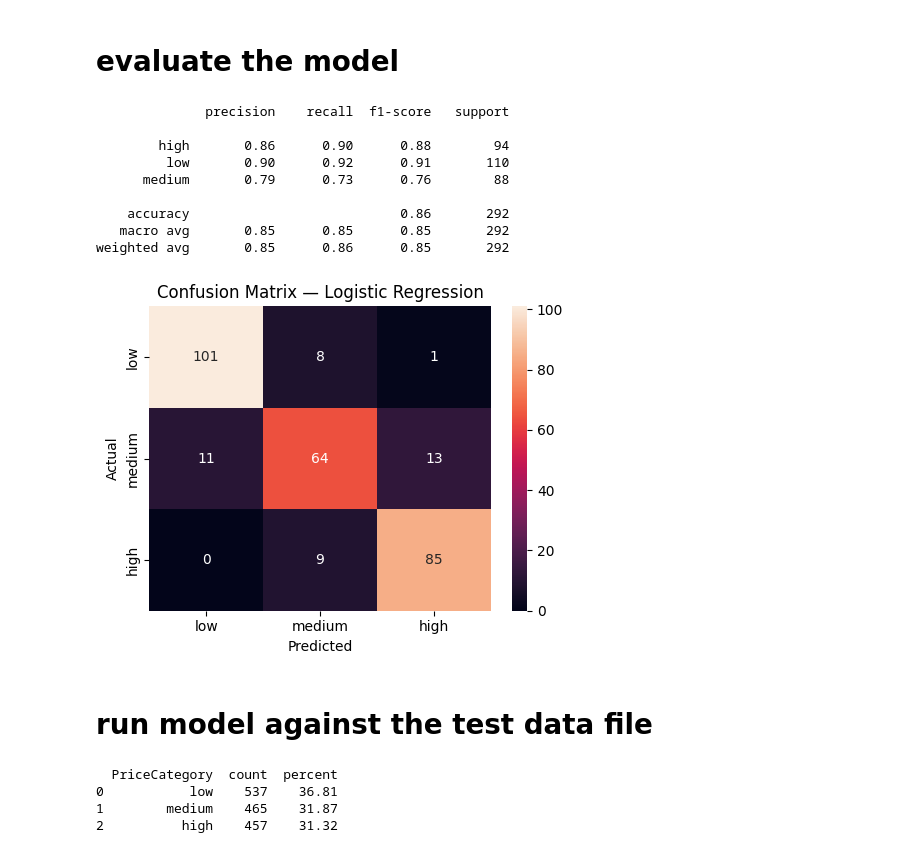
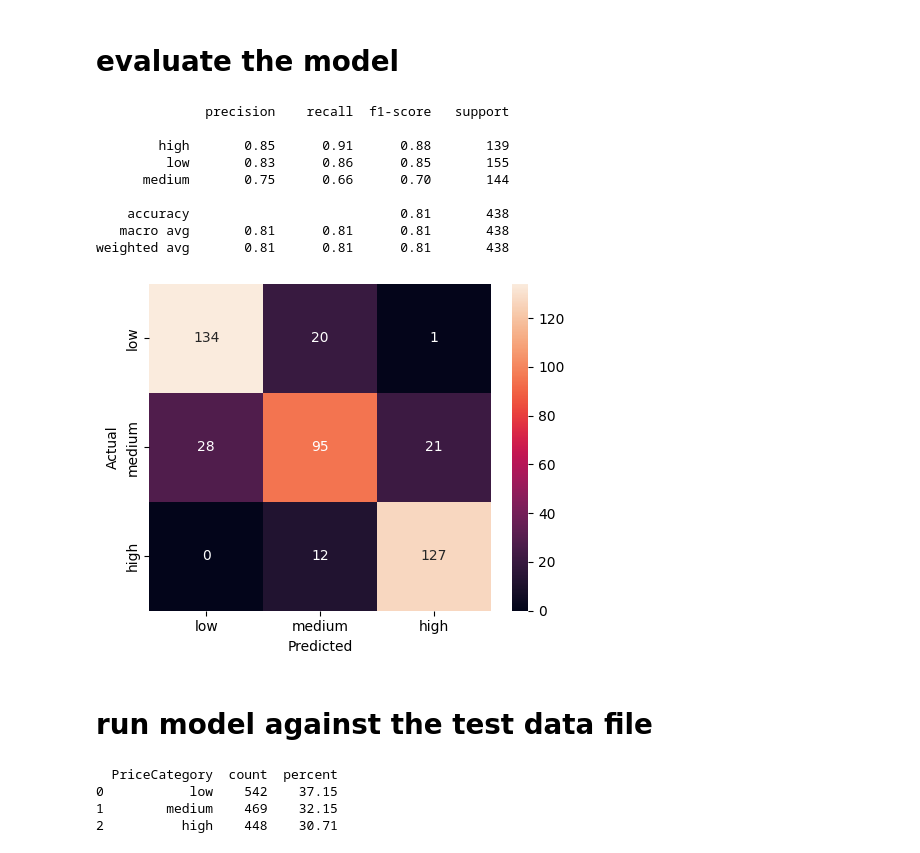
Before and after one commit to byrddroppings/d789, a Jupyter notebook: logistic-regression.ipynb, the cells around one changed output. Drawn from its saved outputs; the diff is of its cells as text; code cells hidden in the pictures.

```diff
--- a/logistic-regression.ipynb
+++ b/logistic-regression.ipynb
@@ -25,7 +25,7 @@ from sklearn.model_selection import train_test_split
 
 X_train, X_test, y_train, y_test = train_test_split(
     X, y,
-    test_size=0.2,
+    test_size=0.3,
     random_state=42
 )
 # %% [markdown]
@@ -70,7 +70,7 @@ X_processed_df = pd.DataFrame(X_processed.toarray(), columns=all_features)
 from sklearn.linear_model import LogisticRegression
 from sklearn.pipeline import Pipeline
 from sklearn.model_selection import GridSearchCV
-from sklearn.feature_selection import VarianceThreshold, SelectKBest, f_classif, SelectFromModel
+from sklearn.feature_selection import VarianceThreshold, SelectKBest, f_classif, mutual_info_classif
 
 # 1️⃣ Build a pipeline with a *placeholder* "selector" step
 pipeline = Pipeline(steps=[
@@ -84,14 +84,12 @@ pipeline = Pipeline(steps=[
 param_grid = {
     "selector": [
         "passthrough",
+        SelectKBest(score_func=f_classif, k=50),
+        SelectKBest(score_func=mutual_info_classif, k=50),
         SelectKBest(score_func=f_classif, k=100),
-        SelectFromModel(
-            LogisticRegression(
-                penalty="l1",
-                solver="saga",
-                max_iter=10000
-            )
-        ),
+        SelectKBest(score_func=mutual_info_classif, k=100),
+        SelectKBest(score_func=f_classif, k=150),
+        SelectKBest(score_func=mutual_info_classif, k=150),
     ],
 }
 
@@ -145,37 +143,36 @@ training_results.to_csv("results_logistic.csv", index=False)
 # %%
 from sklearn.metrics import classification_report, confusion_matrix
 
 print(classification_report(y_test.values, y_pred_cat))
 
 cm = confusion_matrix(y_test.values, y_pred_cat, labels=price_labels)
 
 import matplotlib.pyplot as plt
 import seaborn as sns
 
 plt.figure(figsize=(5,4))
 sns.heatmap(
     cm,
     annot=True,
     fmt="d",
     xticklabels=price_labels,
     yticklabels=price_labels
 )
 plt.xlabel("Predicted")
 plt.ylabel("Actual")
-plt.title("Confusion Matrix — Logistic Regression")
 plt.tight_layout()
 plt.show()
 # %% [output]
               precision    recall  f1-score   support
 
-        high       0.86      0.90      0.88        94
-         low       0.90      0.92      0.91       110
-      medium       0.79      0.73      0.76        88
+        high       0.85      0.91      0.88       139
+         low       0.83      0.86      0.85       155
+      medium       0.75      0.66      0.70       144
 
-    accuracy                           0.86       292
-   macro avg       0.85      0.85      0.85       292
-weighted avg       0.85      0.86      0.85       292
+    accuracy                           0.81       438
+   macro avg       0.81      0.81      0.81       438
+weighted avg       0.81      0.81      0.81       438
-[figure, old version]
+[figure, new version]
 # %% [markdown]
 # run model against the test data file
 # %%
@@ -192,6 +189,6 @@ summary = summary.rename(columns={"index": "PriceCategory"})
 print(summary)
 # %% [output]
   PriceCategory  count  percent
-0           low    537    36.81
-1        medium    465    31.87
-2          high    457    31.32
+0           low    542    37.15
+1        medium    469    32.15
+2          high    448    30.71
```
Also changed, not shown: parts of 1 cell of this notebook, 11 other files.
